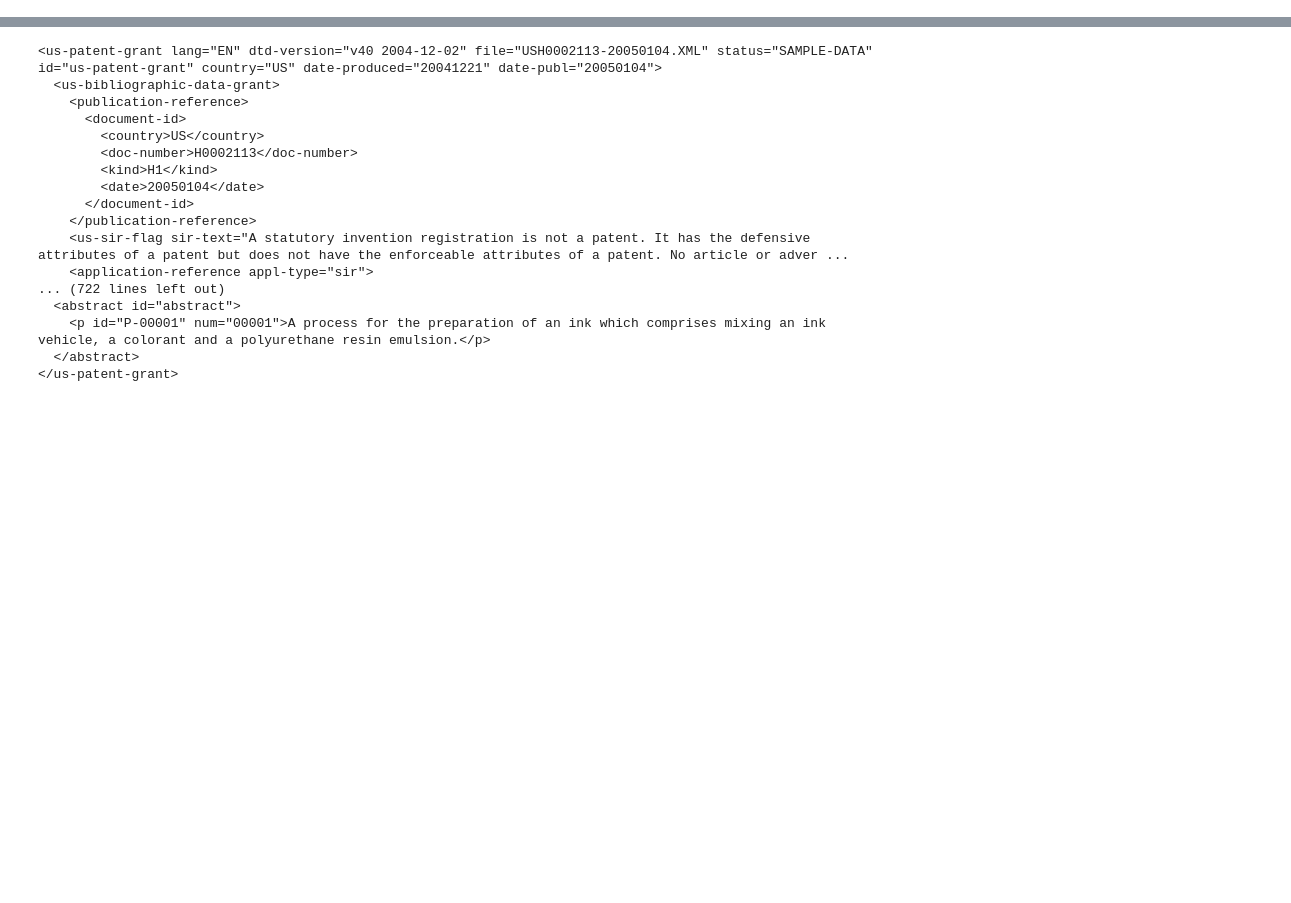
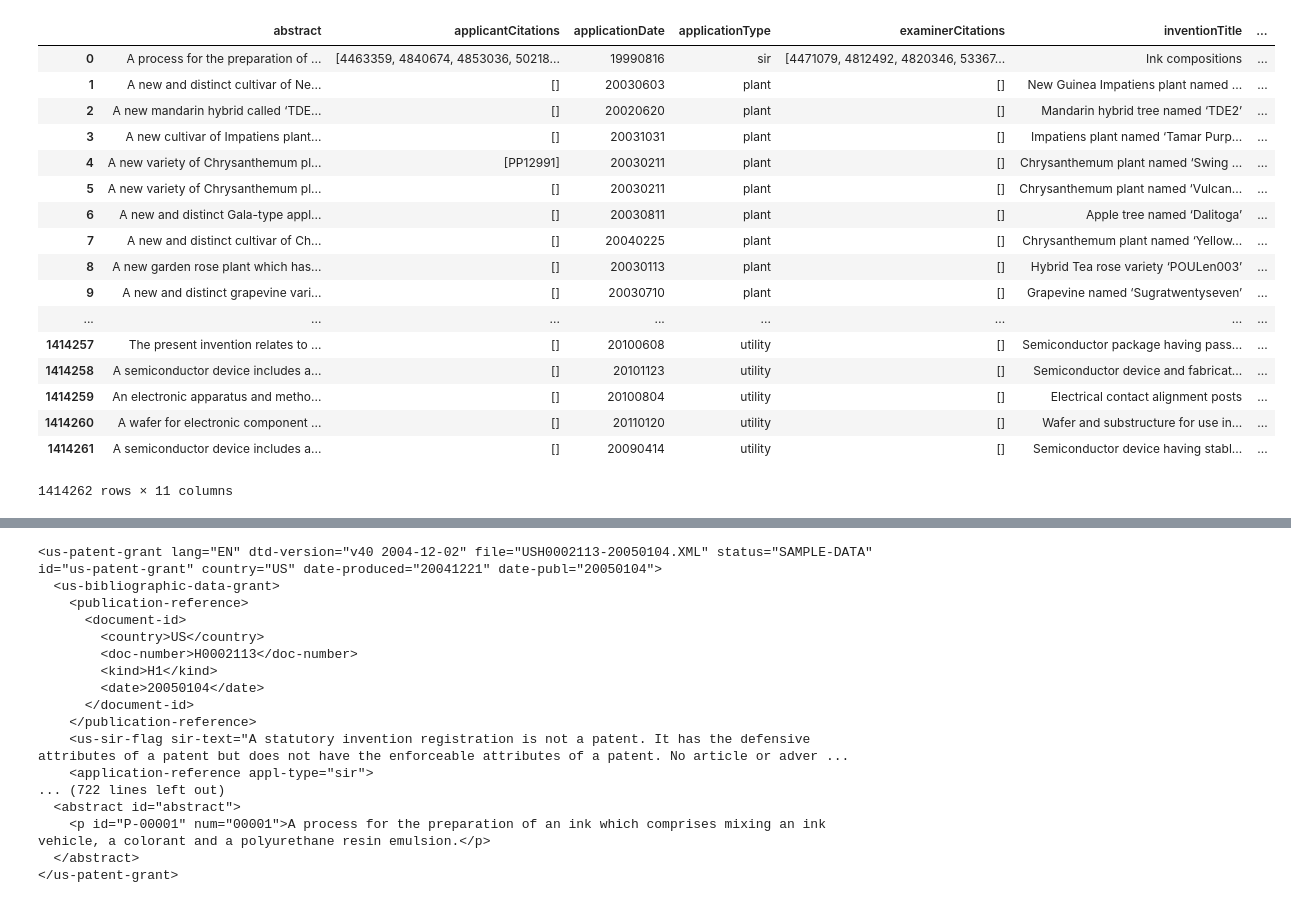
Before and after one commit to alexgittens/XDataUSPTOHackathon, a Jupyter notebook: bibliographic_data_exploration.ipynb, the cells around one changed output, grey strips where cells are left out. Drawn from its saved outputs; the diff is of its cells as text; code cells hidden in the pictures; blank space fills up the shorter version.

```diff
--- a/bibliographic_data_exploration.ipynb
+++ b/bibliographic_data_exploration.ipynb
@@ -4,20 +4,14 @@ import pandas as pd
 from os import listdir
 import gzip
 # %%
-basedir = "/Users/gittens/Downloads/uspto-grants"
+basedir = "/Users/gittens/Downloads/uspto-grants/bibliographic_data"
 flist = [basedir + "/" + fname for fname in listdir(basedir)]
-flist = flist[53:]
 parser = etree.XMLParser(remove_blank_text=True)
 
 #TODO: should go over entire dataset (all files) once to determine future size of dataframe, then make it
 # disk backed and populate it with another pass
 
-citationTypes = set([])
-patentTypes = set([])
-numLines = 0
-numDesigns = 0
-numWithoutClassification = 0
-
+skippedCount = 0
 patentApplicationDocNumbers = []
 applicationDates = []
 applicationTypes = []
@@ -30,13 +24,11 @@ examinerCitationsList = []
 applicantCitationsList = []
 originalFileNames = []
 originalLineNumbers = []
-skippedCount = 0
 
 for (filenum, fname) in enumerate(flist):
     with gzip.open(fname, 'rb') as fin:
-        print("on file {0} of {1}, have {2} patents".format(filenum+1, len(flist), len(patentApplicationDocNumbers)))
+        print("on file {0} of {1}, have {2} patents so far".format(filenum+1, len(flist), len(patentApplicationDocNumbers)))
         for (lineNumber, line) in enumerate(fin):
-            numLines = numLines + 1
             try:
                 root = etree.fromstring(line, parser)
             except etree.XMLSyntaxError:
@@ -48,18 +40,10 @@ for (filenum, fname) in enumerate(flist):
                 ipcrClass = root.find("us-bibliographic-data-grant/classifications-ipcr/classification-ipcr/class")
                 ipcrSubclass = root.find("us-bibliographic-data-grant/classifications-ipcr/classification-ipcr/subclass")
                 ipcrType = (ipcrSection.text + ipcrClass.text + ipcrSubclass.text)
-                #patentTypes.add(ipcrType)
-
-                if ((ipcrSection.text != 'H') or (ipcrClass.text != '04')):
-                    continue
             except AttributeError:
                 ipcrType = 'Missing'
-                continue
 
             applicationType = root.find("us-bibliographic-data-grant/application-reference").attrib.get("appl-type")
-            if applicationType == 'design':
-                numDesigns = numDesigns + 1
-                continue
 
             # get basic data
             applicationDate = root.find("us-bibliographic-data-grant/application-reference/document-id/date").text
@@ -87,9 +71,11 @@ for (filenum, fname) in enumerate(flist):
                 referencesCited = referencesCited.getchildren()
                 referencesCited = [citation for citation in referencesCited if citation.find("patcit") is not None]
                 for citation in referencesCited:
+                    citationCountry = citation.find("patcit/document-id/country").text
+                    if (citationCountry != "US"):
+                        continue
                     citationDocNum = citation.find("patcit/document-id/doc-number").text
                     citationType = etree.tostring(citation.find("category"), method="text")
-                    #citationTypes.add(citationType)
                     if citationType == b'cited by examiner':
                         examinerCitations.append(citationDocNum)
                     else:
@@ -120,4 +106,6 @@ df = pd.DataFrame.from_dict({'patentApplicationDocNumber': patentApplicationDocN
                             'applicantCitations': applicantCitationsList,
                             'originalFileName': originalFileNames,
                             'originalLineNumber': originalLineNumbers})
+
+return df
 # %% [output]
@@ -144,12 +166,32 @@ df.to_json("uspto_grant_data_subset.json")
 # %%
 df = pd.DataFrame.from_dict({'patentApplicationDocNumber': patentApplicationDocNumbers,
                              'applicationDate': applicationDates,
                              'applicationType': applicationTypes,
                             'publishedPatentDocNumber': publishedPatentDocNumbers,
                             'ipcrType': ipcrTypes,
                             'inventionTitle' : inventionTitles,
                             'abstract': abstracts,
                             'examinerCitations': examinerCitationsList,
                             'applicantCitations': applicantCitationsList,
                             'originalFileName': originalFileNames,
                             'originalLineNumber': originalLineNumbers})
+d
+# %% [output]
+|  | abstract | applicantCitations | applicationDate | applicationType | examinerCitations | inventionTitle | ... |
+| 0 | A process for the preparation of ... | [4463359, 4840674, 4853036, 50218... | 19990816 | sir | [4471079, 4812492, 4820346, 53367... | Ink compositions | ... |
+| 1 | A new and distinct cultivar of Ne... | [] | 20030603 | plant | [] | New Guinea Impatiens plant named ... | ... |
+| 2 | A new mandarin hybrid called ‘TDE... | [] | 20020620 | plant | [] | Mandarin hybrid tree named ‘TDE2’ | ... |
+| 3 | A new cultivar of Impatiens plant... | [] | 20031031 | plant | [] | Impatiens plant named ‘Tamar Purp... | ... |
+| 4 | A new variety of Chrysanthemum pl... | [PP12991] | 20030211 | plant | [] | Chrysanthemum plant named ‘Swing ... | ... |
+| 5 | A new variety of Chrysanthemum pl... | [] | 20030211 | plant | [] | Chrysanthemum plant named ‘Vulcan... | ... |
+| 6 | A new and distinct Gala-type appl... | [] | 20030811 | plant | [] | Apple tree named ‘Dalitoga’ | ... |
+| 7 | A new and distinct cultivar of Ch... | [] | 20040225 | plant | [] | Chrysanthemum plant named ‘Yellow... | ... |
+| 8 | A new garden rose plant which has... | [] | 20030113 | plant | [] | Hybrid Tea rose variety ‘POULen003’ | ... |
+| 9 | A new and distinct grapevine vari... | [] | 20030710 | plant | [] | Grapevine named ‘Sugratwentyseven’ | ... |
+| ... | ... | ... | ... | ... | ... | ... | ... |
+| 1414257 | The present invention relates to ... | [] | 20100608 | utility | [] | Semiconductor package having pass... | ... |
+| 1414258 | A semiconductor device includes a... | [] | 20101123 | utility | [] | Semiconductor device and fabricat... | ... |
+| 1414259 | An electronic apparatus and metho... | [] | 20100804 | utility | [] | Electrical contact alignment posts | ... |
+| 1414260 | A wafer for electronic component ... | [] | 20110120 | utility | [] | Wafer and substructure for use in... | ... |
+| 1414261 | A semiconductor device includes a... | [] | 20090414 | utility | [] | Semiconductor device having stabl... | ... |
+1414262 rows × 11 columns
```
Also changed, not shown: parts of 9 cells of this notebook, 4 other files.
